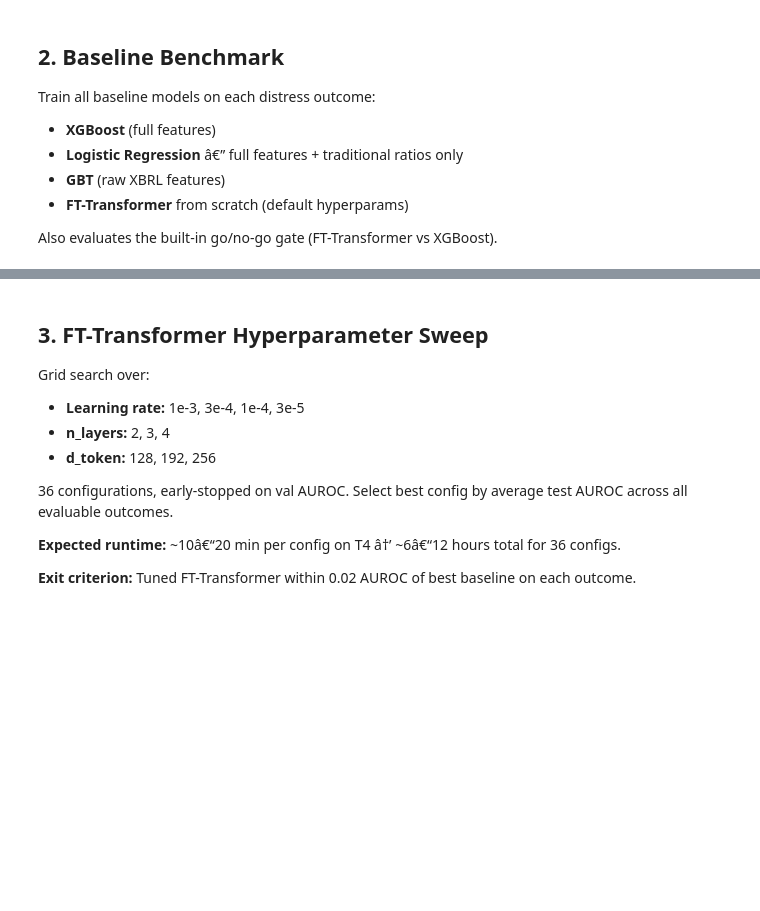
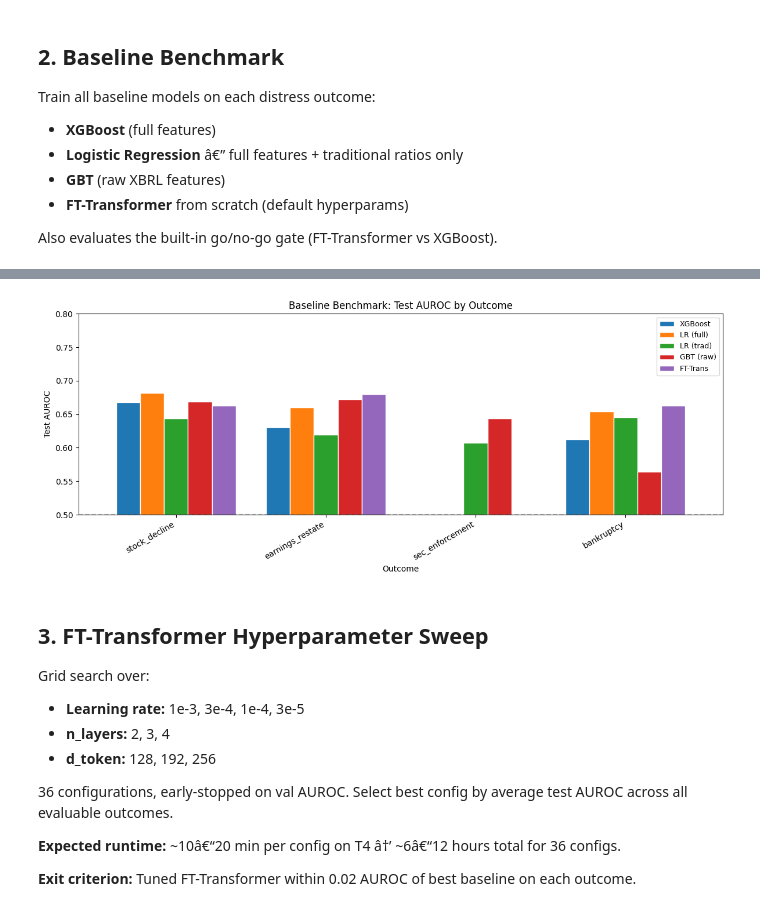
Before and after one commit to elroy-galbraith/fin-jepa, a Jupyter notebook: experiments/study0/colab_ssl_experiment.ipynb, the cells around one changed output, grey strips where cells are left out. Saved outputs shown, nothing was run; the diff lists cells and outputs as text; code cells hidden in the pictures; blank space fills up the shorter version.

```diff
--- a/experiments/study0/colab_ssl_experiment.ipynb
+++ b/experiments/study0/colab_ssl_experiment.ipynb
@@ -220,21 +312,25 @@ for metric, label in METRIC_DISPLAY.items():
 # %%
 # Grouped bar chart: baseline AUROC by outcome
+baseline_df = make_metric_df('auroc')
 plot_df = baseline_df.dropna(how='all')
 if not plot_df.empty:
     ax = plot_df.plot(kind='bar', figsize=(12, 5), width=0.8, edgecolor='white')
     ax.set_ylabel('Test AUROC')
     ax.set_title('Baseline Benchmark: Test AUROC by Outcome')
     ax.set_ylim(0.5, max(plot_df.max().max() + 0.05, 0.8))
     ax.legend(loc='upper right', fontsize=9)
     ax.axhline(y=0.5, color='gray', linestyle='--', alpha=0.5, label='random')
     plt.xticks(rotation=30, ha='right')
     plt.tight_layout()
+
     fig_dir = RESULTS_DIR / 'figures'
     fig_dir.mkdir(exist_ok=True)
     plt.savefig(fig_dir / 'baseline_auroc_bar.png', bbox_inches='tight', dpi=300)
     plt.show()
 else:
     print('No baseline results to plot.')
+# %% [output]
+[figure, added]
 # %% [markdown]
 ## 3. FT-Transformer Hyperparameter Sweep
 
```
Also changed, not shown: parts of 28 cells of this notebook, 7 other files.
